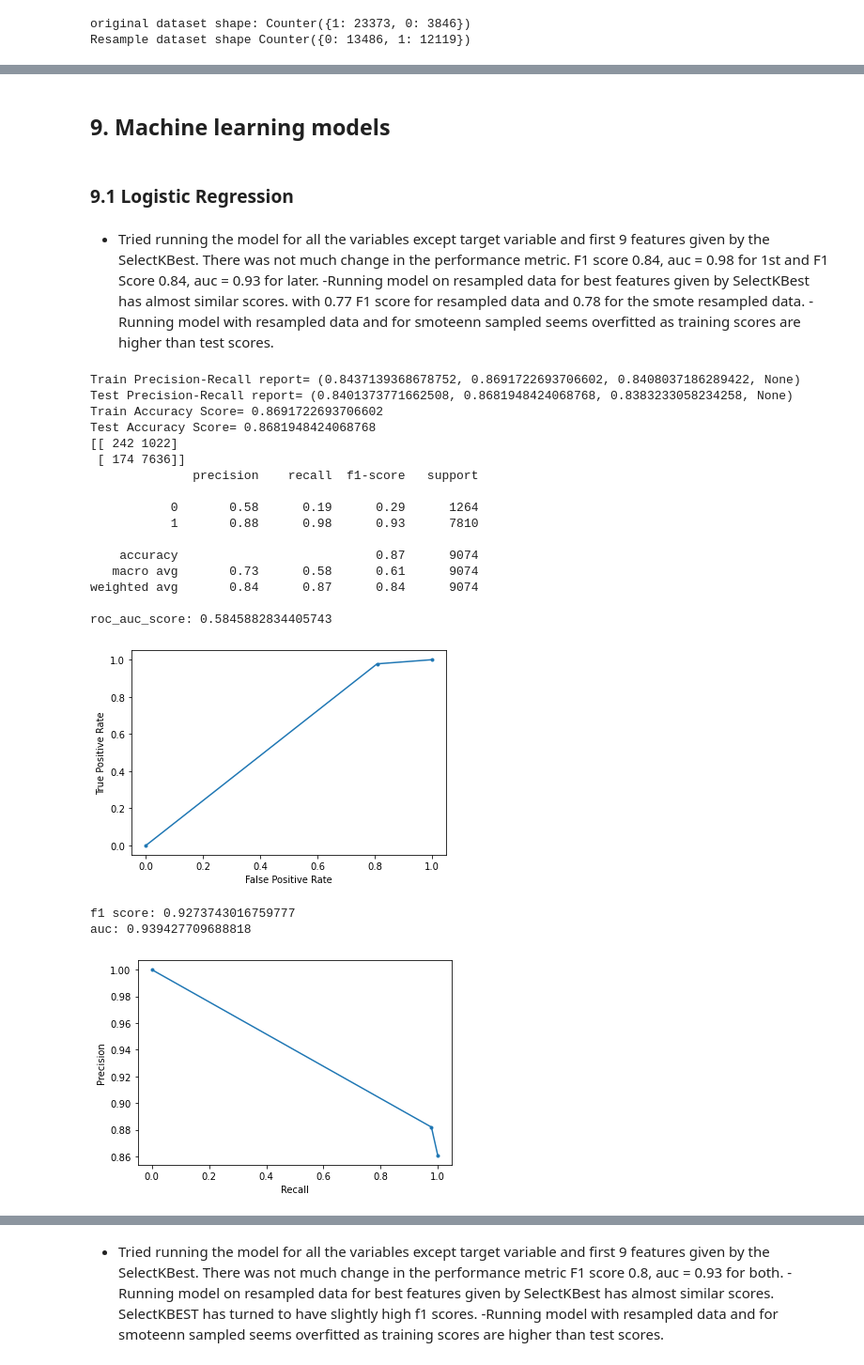
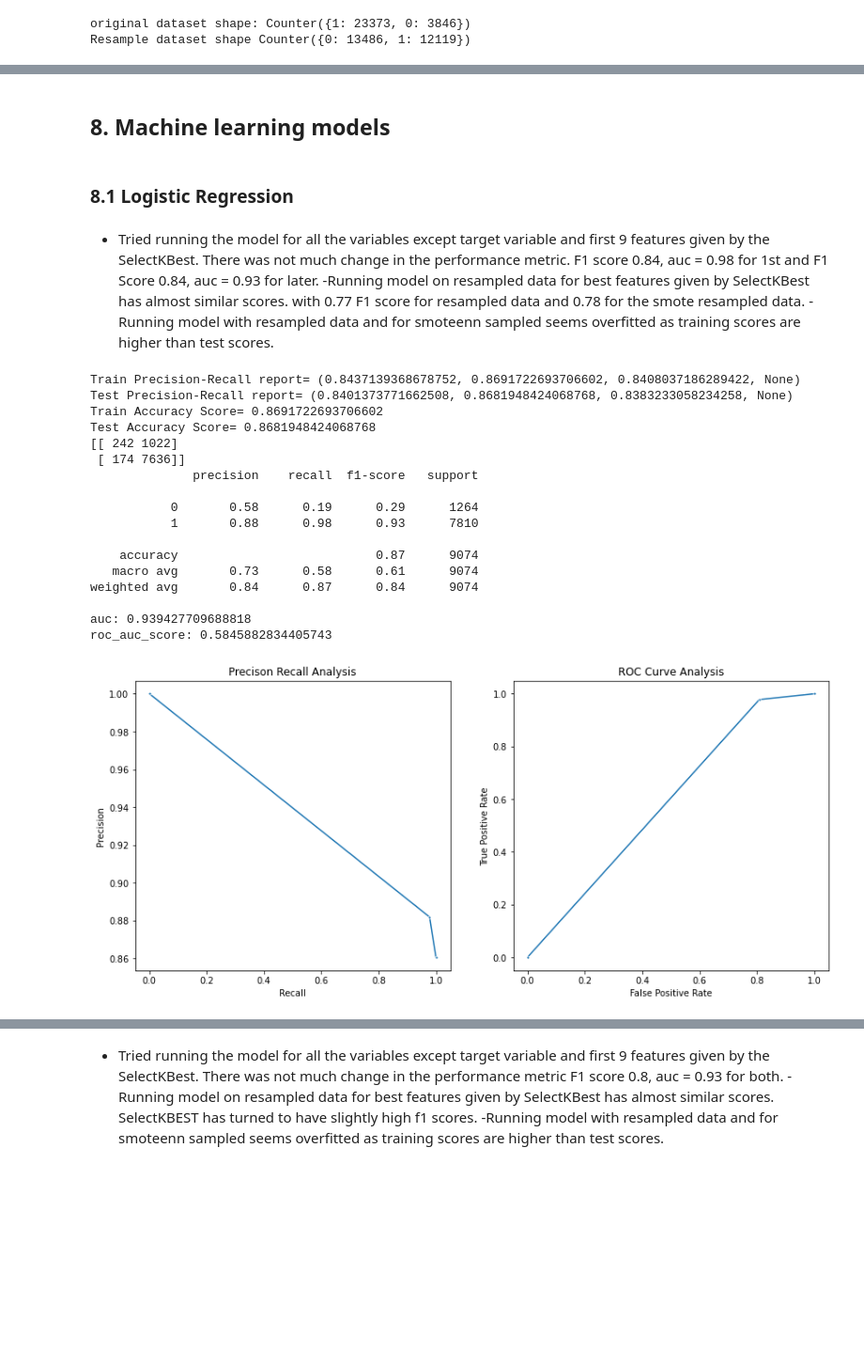
Before and after one commit to rooplaxmidesai/homework, a Jupyter notebook: week_24/Project_Master.ipynb, the cells around one changed output, grey strips where cells are left out. Shown at 94% size. Saved outputs shown, nothing was run; the diff lists cells and outputs as text; code cells hidden in the pictures; blank space fills up the shorter version.

Commit message:
final notebook for models and dataset

```diff
--- a/week_24/Project_Master.ipynb
+++ b/week_24/Project_Master.ipynb
@@ -694,15 +693,27 @@ Resample dataset shape Counter({0: 13486, 1: 12119})
+# %%
+model_comparision_list = []
 # %%
 #Function to check the performance metric for the model
-def evaluate_model(model, X_train, y_train, X_test, y_test):
+def evaluate_model(model, X_train, y_train, X_test, y_test,m_name):
     _ = model.fit(X_train, y_train)
     y_pred_train = model.predict(X_train)
     y_pred = model.predict(X_test)
 
     print("Train Precision-Recall report=",precision_recall_fscore_support(y_train, y_pred_train, average='weighted'))
-    print("Test Precision-Recall report=" , precision_recall_fscore_support(y_test,y_pred, average='weighted'))
+    t_prs = precision_recall_fscore_support(y_test,y_pred, average='weighted')
+    print("Test Precision-Recall report=" , t_prs)
     print("Train Accuracy Score=",accuracy_score(y_train,y_pred_train))
-    print("Test Accuracy Score=",accuracy_score(y_test,y_pred))
+    t_acc_score= accuracy_score(y_test,y_pred)
+    print("Test Accuracy Score=",t_acc_score)
     print(confusion_matrix(y_test,y_pred))
     print(classification_report(y_test,y_pred))
-    model_roc_auc(y_test,y_pred)
-    model_roc(y_test, y_pred)
+    m_roc_auc,m_auc = model_roc_auc(y_test,y_pred)
+    model_comparision_dict = {"Model name":m_name,
+                              "f1-score":round(t_prs[2],2),
+                              "precision":round(t_prs[0],2),
+                              "recall":round(t_prs[1],2),
+                              "auc":round(m_auc,2),
+                              "roc_auc_curve":round(m_roc_auc,2),
+                              "accuracy":round(t_acc_score,2)
+                             }
+    model_comparision_list.append(model_comparision_dict)
@@ -732,7 +749,7 @@ def model_roc_auc(y_test,y_pred):
 # %% [markdown]
-## 9. Machine learning models
+## 8. Machine learning models
 # %% [markdown]
-### 9.1 Logistic Regression
+### 8.1 Logistic Regression
 # %% [markdown]
 - Tried running the model for all the variables except target variable and first 9 features given by the SelectKBest. There was not much change in the performance metric. F1 score 0.84, auc = 0.98 for 1st and F1 Score 0.84, auc = 0.93 for later.
 -Running model on resampled data for best features given by SelectKBest has almost similar scores. with 0.77 F1 score for resampled data and 0.78 for the smote resampled data.
@@ -751,27 +768,25 @@ gs_lr = GridSearchCV(estimator=pipe_lr,
 			cv=10)
 # %%
 ### Logistic Regression with imbalanced data and all the features except target variable
-evaluate_model(gs_lr, X_train, y_train, X_test, y_test)
+evaluate_model(gs_lr, X_train, y_train, X_test, y_test,"Logistic Regression-All Features")
 # %% [output]
 Train Precision-Recall report= (0.8437139368678752, 0.8691722693706602, 0.8408037186289422, None)
 Test Precision-Recall report= (0.8401373771662508, 0.8681948424068768, 0.8383233058234258, None)
 Train Accuracy Score= 0.8691722693706602
 Test Accuracy Score= 0.8681948424068768
 [[ 242 1022]
  [ 174 7636]]
               precision    recall  f1-score   support
 
            0       0.58      0.19      0.29      1264
            1       0.88      0.98      0.93      7810
 
     accuracy                           0.87      9074
    macro avg       0.73      0.58      0.61      9074
 weighted avg       0.84      0.87      0.84      9074
 
+auc: 0.939427709688818
 roc_auc_score: 0.5845882834405743
-[figure, old version]
+[figure, new version]
-f1 score: 0.9273743016759777
-auc: 0.939427709688818
-[figure, removed]
 # %%
 ##Evaluating with features given by SelectKBest for Logistic:
```
Also changed, not shown: parts of 41 cells of this notebook, 1 other file.
